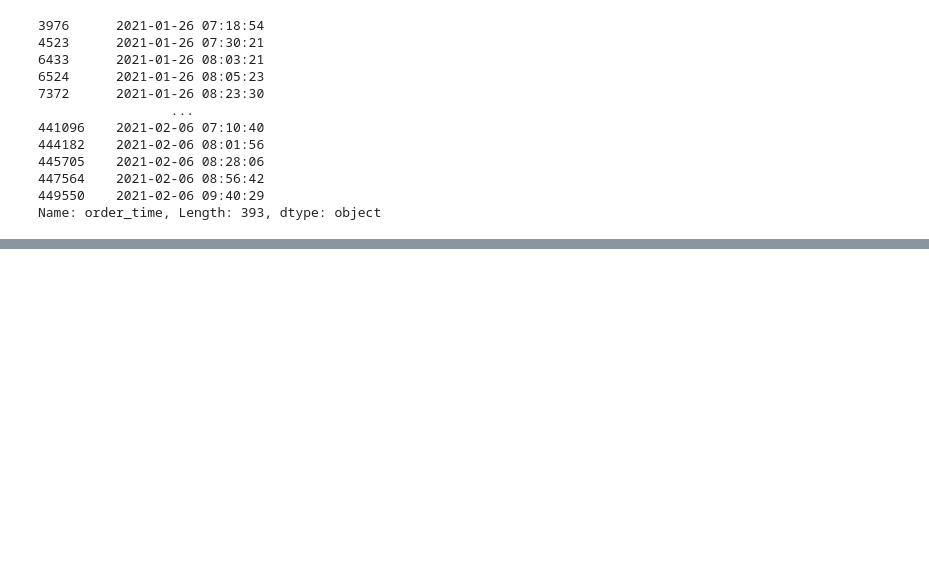
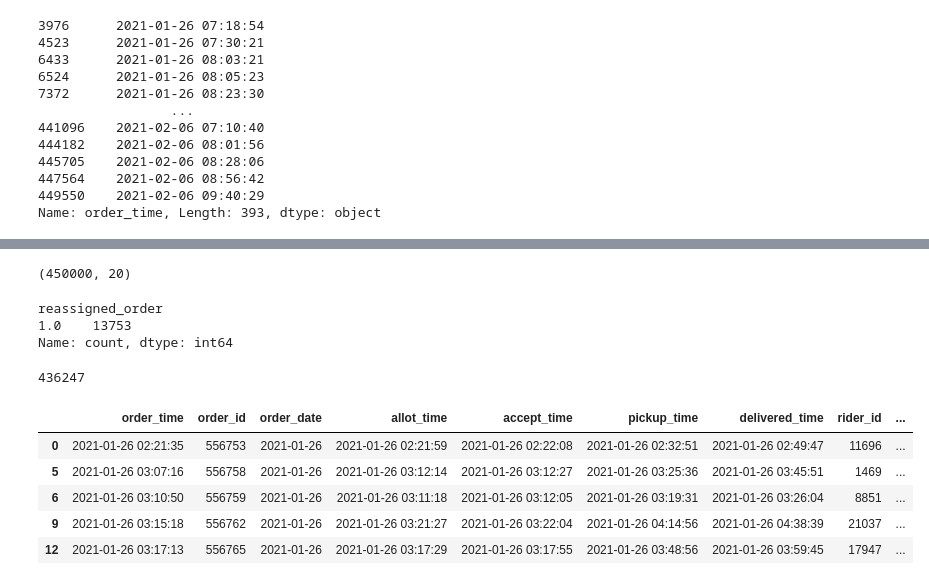
Before and after one commit to Ankush-r7/food_delivery_analytics, a Jupyter notebook: notebooks/data_understanding.ipynb, the cells around one changed output, grey strips where cells are left out. Drawn from its saved outputs; the diff is of its cells as text; code cells hidden in the pictures; blank space fills up the shorter version.

```diff
--- a/notebooks/data_understanding.ipynb
+++ b/notebooks/data_understanding.ipynb
@@ -255,0 +394,14 @@ Name: order_time, Length: 393, dtype: object
+# %%
+df.shape
+# %% [output]
+(450000, 20)
+# %%
+df['reassigned_order'].value_counts()
+# %% [output]
+reassigned_order
+1.0    13753
+Name: count, dtype: int64
+# %%
+df[(df['reassigned_order'].isna()) & (df['reassignment_method'].isna())].shape[0]
+# %% [output]
+436247
@@ -255,0 +410,9 @@ Name: order_time, Length: 393, dtype: object
+# %%
+df[df['session_time'].isna()].head()
+# %% [output]
+|  | order_time | order_id | order_date | allot_time | accept_time | pickup_time | delivered_time | rider_id | ... |
+| 0 | 2021-01-26 02:21:35 | 556753 | 2021-01-26 | 2021-01-26 02:21:59 | 2021-01-26 02:22:08 | 2021-01-26 02:32:51 | 2021-01-26 02:49:47 | 11696 | ... |
+| 5 | 2021-01-26 03:07:16 | 556758 | 2021-01-26 | 2021-01-26 03:12:14 | 2021-01-26 03:12:27 | 2021-01-26 03:25:36 | 2021-01-26 03:45:51 | 1469 | ... |
+| 6 | 2021-01-26 03:10:50 | 556759 | 2021-01-26 | 2021-01-26 03:11:18 | 2021-01-26 03:12:05 | 2021-01-26 03:19:31 | 2021-01-26 03:26:04 | 8851 | ... |
+| 9 | 2021-01-26 03:15:18 | 556762 | 2021-01-26 | 2021-01-26 03:21:27 | 2021-01-26 03:22:04 | 2021-01-26 04:14:56 | 2021-01-26 04:38:39 | 21037 | ... |
+| 12 | 2021-01-26 03:17:13 | 556765 | 2021-01-26 | 2021-01-26 03:17:29 | 2021-01-26 03:17:55 | 2021-01-26 03:48:56 | 2021-01-26 03:59:45 | 17947 | ... |
```
Also changed, not shown: parts of 17 cells of this notebook, 2 other files.
